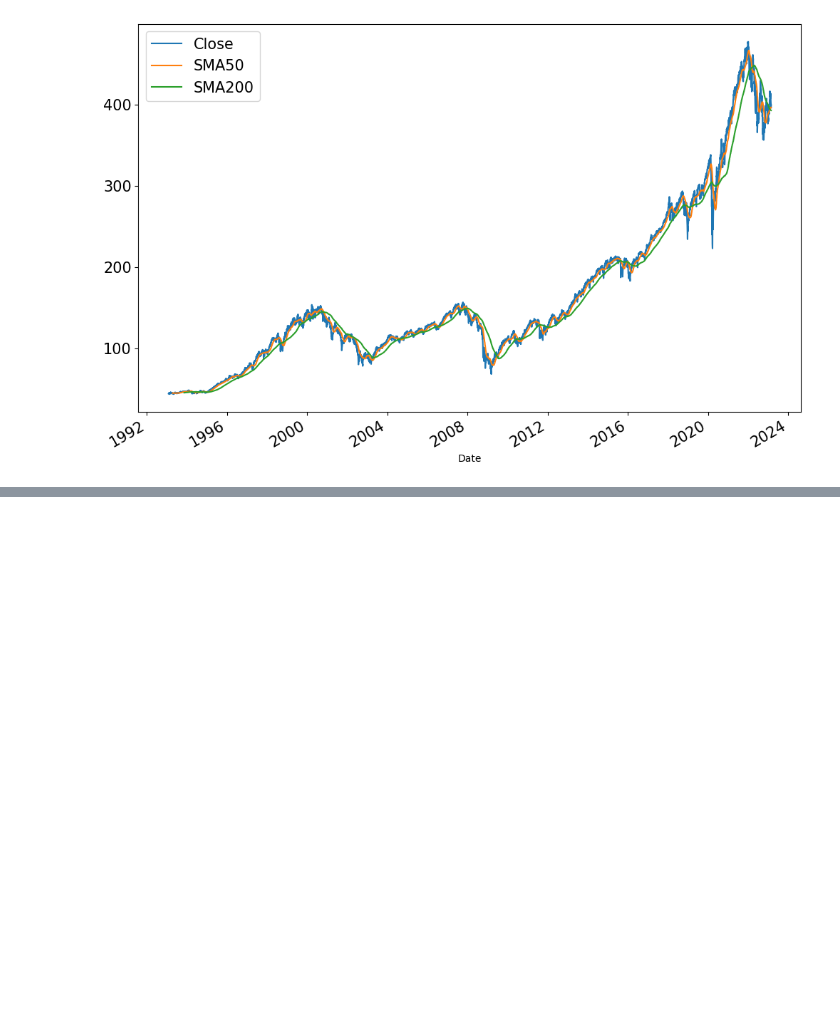
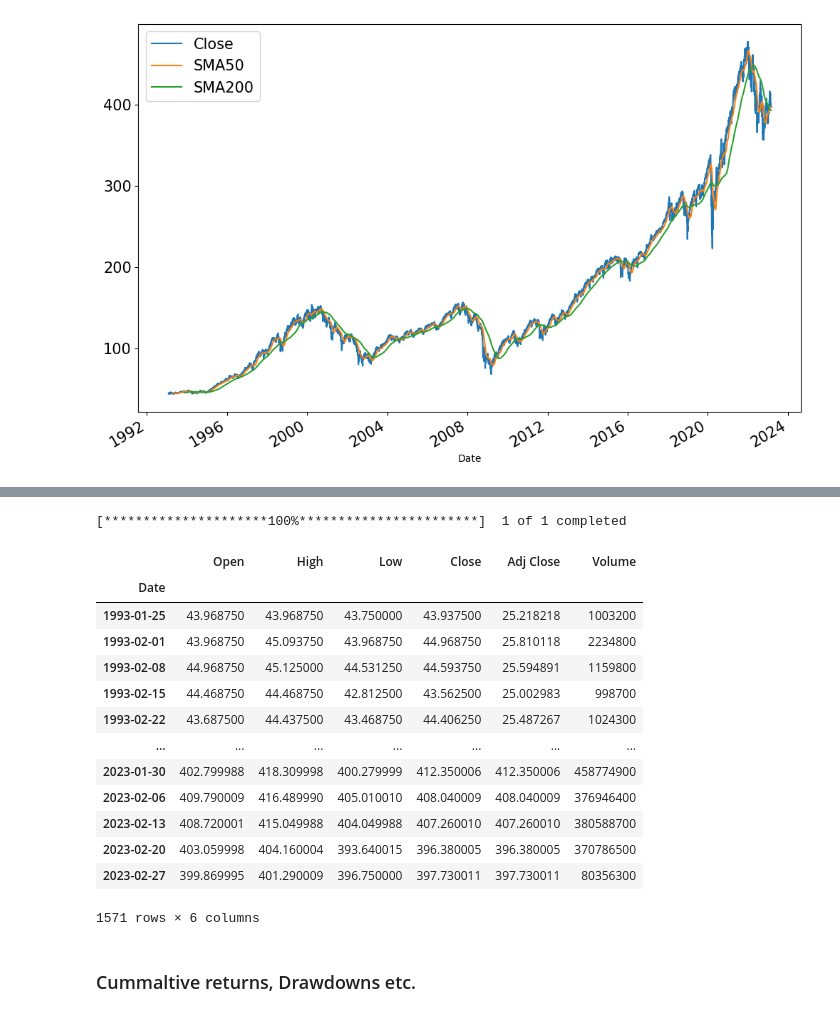
Before and after one commit to Shawnzty/algo-trade, a Jupyter notebook: YT3.ipynb, the cells around one changed output, grey strips where cells are left out. Saved outputs shown, nothing was run; the diff lists cells and outputs as text; code cells hidden in the pictures; blank space fills up the shorter version.

```diff
--- a/YT3.ipynb
+++ b/YT3.ipynb
@@ -236,0 +382,21 @@ plt.show()
+# %%
+SPY = yf.download("SPY", interval="1wk")
+SPY
+# %% [output]
+[*********************100%***********************]  1 of 1 completed
+|  | Open | High | Low | Close | Adj Close | Volume |
+| Date |  |  |  |  |  |  |
+| 1993-01-25 | 43.968750 | 43.968750 | 43.750000 | 43.937500 | 25.218218 | 1003200 |
+| 1993-02-01 | 43.968750 | 45.093750 | 43.968750 | 44.968750 | 25.810118 | 2234800 |
+| 1993-02-08 | 44.968750 | 45.125000 | 44.531250 | 44.593750 | 25.594891 | 1159800 |
+| 1993-02-15 | 44.468750 | 44.468750 | 42.812500 | 43.562500 | 25.002983 | 998700 |
+| 1993-02-22 | 43.687500 | 44.437500 | 43.468750 | 44.406250 | 25.487267 | 1024300 |
+| ... | ... | ... | ... | ... | ... | ... |
+| 2023-01-30 | 402.799988 | 418.309998 | 400.279999 | 412.350006 | 412.350006 | 458774900 |
+| 2023-02-06 | 409.790009 | 416.489990 | 405.010010 | 408.040009 | 408.040009 | 376946400 |
+| 2023-02-13 | 408.720001 | 415.049988 | 404.049988 | 407.260010 | 407.260010 | 380588700 |
+| 2023-02-20 | 403.059998 | 404.160004 | 393.640015 | 396.380005 | 396.380005 | 370786500 |
+| 2023-02-27 | 399.869995 | 401.290009 | 396.750000 | 397.730011 | 397.730011 | 80356300 |
+1571 rows × 6 columns
+# %% [markdown]
+### Cummaltive returns, Drawdowns etc.
```
Also changed, not shown: parts of 19 cells of this notebook.
